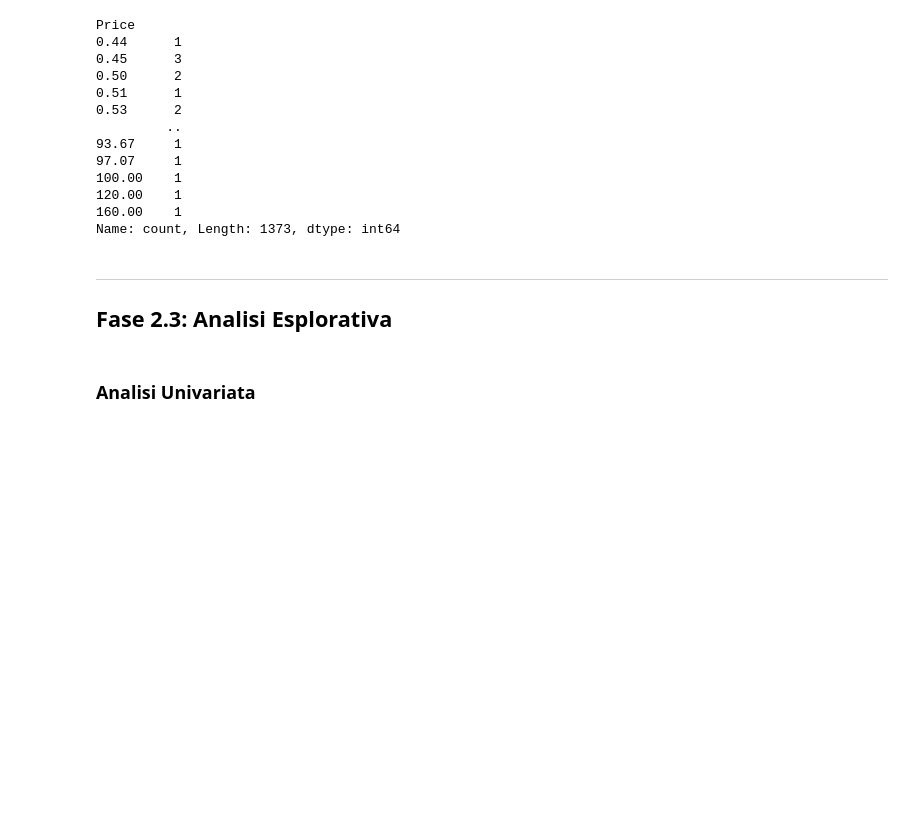
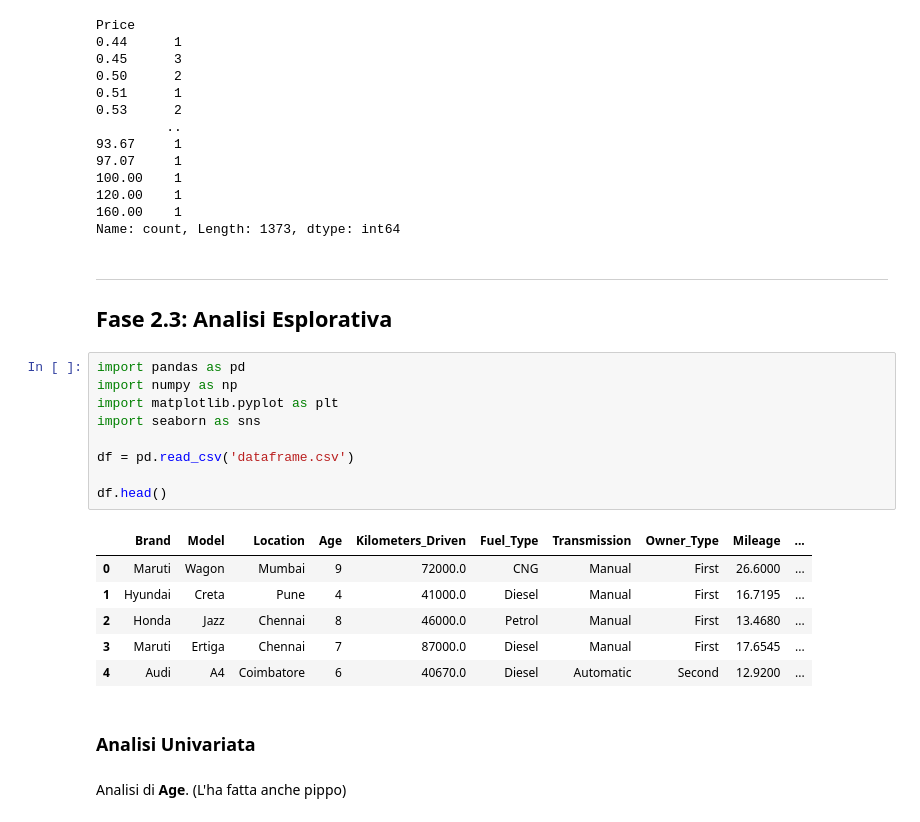
Before and after one commit to fragreco04/progetto-fad-2526, a Jupyter notebook: notebooks/drafts/part-1/francesco_draft_v1.ipynb, the cells around one changed output. Drawn from its saved outputs; the diff is of its cells as text; blank space fills up the shorter version.

Commit message:
started 2.3 first point

```diff
--- a/notebooks/drafts/part-1/francesco_draft_v1.ipynb
+++ b/notebooks/drafts/part-1/francesco_draft_v1.ipynb
@@ -522,5 +522,23 @@ Name: count, Length: 1373, dtype: int64
 ---
 
 ## Fase 2.3: Analisi Esplorativa
+# %%
+import pandas as pd
+import numpy as np
+import matplotlib.pyplot as plt
+import seaborn as sns
+
+df = pd.read_csv('dataframe.csv')
+
+df.head()
+# %% [output]
+|  | Brand | Model | Location | Age | Kilometers_Driven | Fuel_Type | Transmission | Owner_Type | Mileage | ... |
+| 0 | Maruti | Wagon | Mumbai | 9 | 72000.0 | CNG | Manual | First | 26.6000 | ... |
+| 1 | Hyundai | Creta | Pune | 4 | 41000.0 | Diesel | Manual | First | 16.7195 | ... |
+| 2 | Honda | Jazz | Chennai | 8 | 46000.0 | Petrol | Manual | First | 13.4680 | ... |
+| 3 | Maruti | Ertiga | Chennai | 7 | 87000.0 | Diesel | Manual | First | 17.6545 | ... |
+| 4 | Audi | A4 | Coimbatore | 6 | 40670.0 | Diesel | Automatic | Second | 12.9200 | ... |
 # %% [markdown]
 ### Analisi Univariata
+# %% [markdown]
+Analisi di **Age**. (L'ha fatta anche pippo)
```
Also changed, not shown: parts of 13 cells of this notebook.
